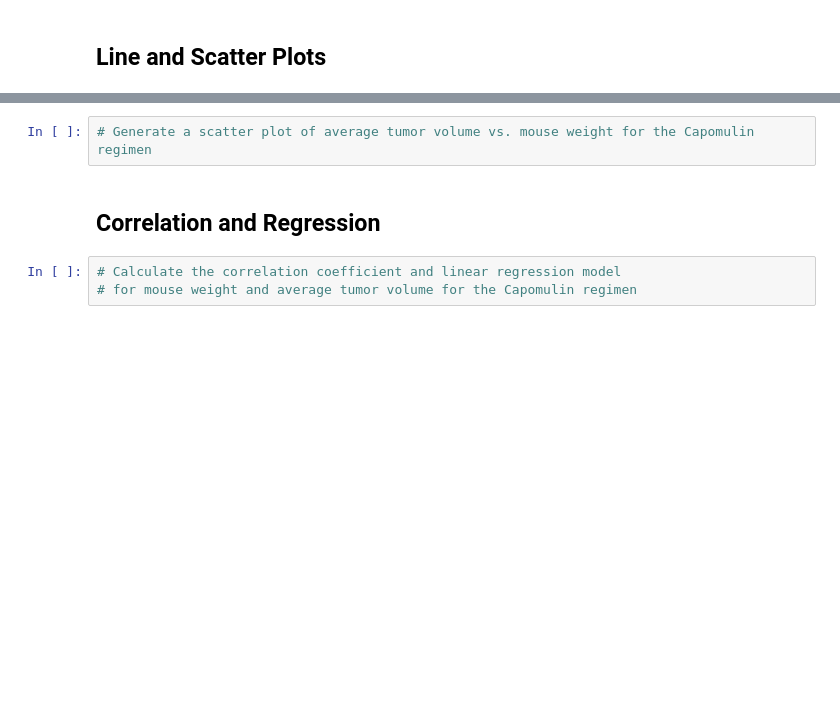
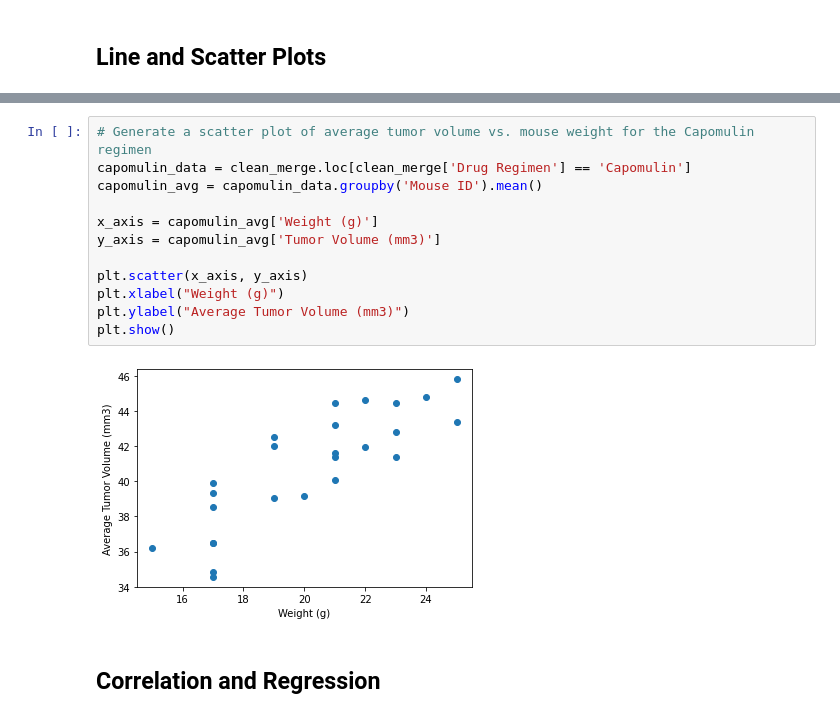
Before and after one commit to jakesb27/matplotlib-challenge, a Jupyter notebook: pymaceuticals.ipynb, the cells around one changed output, grey strips where cells are left out. Saved outputs shown, nothing was run; the diff lists cells and outputs as text; blank space fills up the shorter version.

```diff
--- a/pymaceuticals.ipynb
+++ b/pymaceuticals.ipynb
@@ -257,7 +275,16 @@ plt.show()
 # %%
 # Generate a scatter plot of average tumor volume vs. mouse weight for the Capomulin regimen
+capomulin_data = clean_merge.loc[clean_merge['Drug Regimen'] == 'Capomulin']
+capomulin_avg = capomulin_data.groupby('Mouse ID').mean()
+
+x_axis = capomulin_avg['Weight (g)']
+y_axis = capomulin_avg['Tumor Volume (mm3)']
+
+plt.scatter(x_axis, y_axis)
+plt.xlabel("Weight (g)")
+plt.ylabel("Average Tumor Volume (mm3)")
+plt.show()
+# %% [output]
+[figure, added]
 # %% [markdown]
 ## Correlation and Regression
-# %%
-# Calculate the correlation coefficient and linear regression model
-# for mouse weight and average tumor volume for the Capomulin regimen
```
Also changed, not shown: parts of 3 cells of this notebook, 2 other files.
